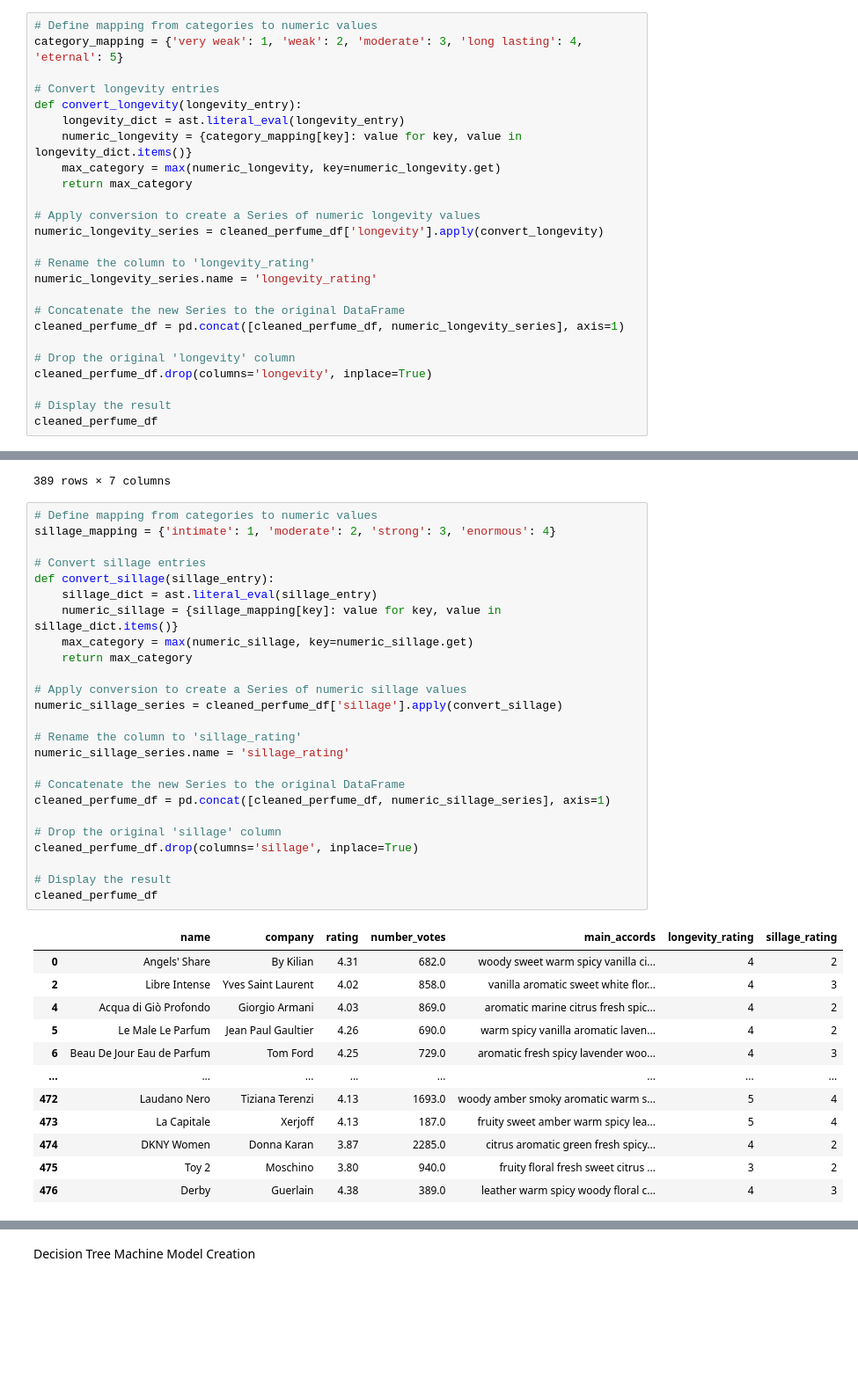
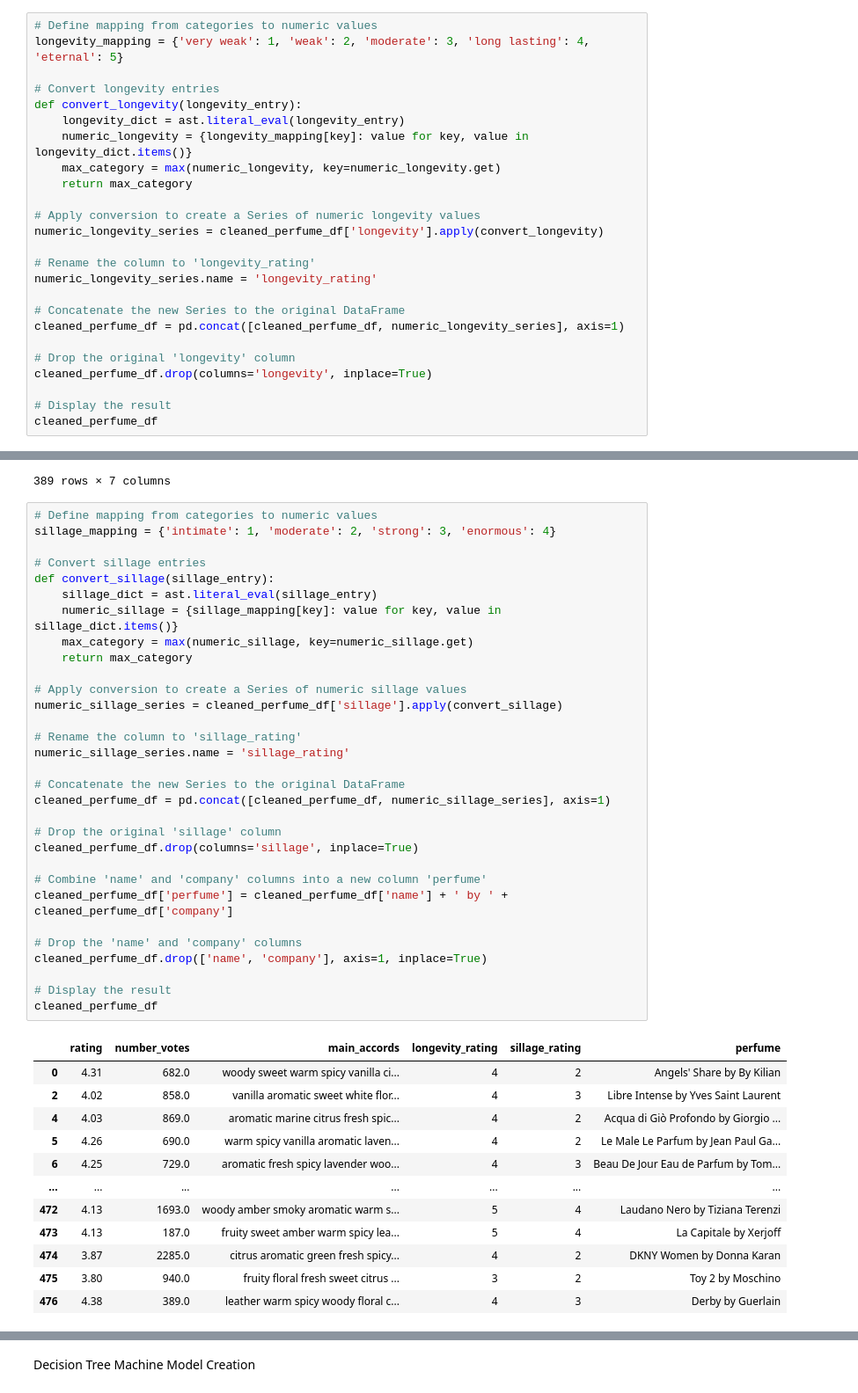
Before and after one commit to ThatCoryGirl/Project4-Perfume, a Jupyter notebook: MachineLearnTesting/Clean(er) Decision Tree.ipynb, the cells around one changed output, grey strips where cells are left out. Shown: that part at 88% size. Saved outputs shown, nothing was run; the diff lists cells and outputs as text; blank space fills up the shorter version.

```diff
--- a/MachineLearnTesting/Clean(er) Decision Tree.ipynb
+++ b/MachineLearnTesting/Clean(er) Decision Tree.ipynb
@@ -161,12 +161,12 @@ cleaned_perfume_df.head()
 | 6 | Beau De Jour Eau de Parfum | Tom Ford | 4.25 | 729.0 | aromatic fresh spicy lavender woo... | {'very weak': 30, 'weak': 19, 'mo... | {'intimate': 45, 'moderate': 190,... |
 # %%
 # Define mapping from categories to numeric values
-category_mapping = {'very weak': 1, 'weak': 2, 'moderate': 3, 'long lasting': 4, 'eternal': 5}
+longevity_mapping = {'very weak': 1, 'weak': 2, 'moderate': 3, 'long lasting': 4, 'eternal': 5}
 
 # Convert longevity entries
 def convert_longevity(longevity_entry):
     longevity_dict = ast.literal_eval(longevity_entry)
-    numeric_longevity = {category_mapping[key]: value for key, value in longevity_dict.items()}
+    numeric_longevity = {longevity_mapping[key]: value for key, value in longevity_dict.items()}
     max_category = max(numeric_longevity, key=numeric_longevity.get)
     return max_category
 
@@ -201,38 +201,44 @@ cleaned_perfume_df
 # %%
 # Define mapping from categories to numeric values
 sillage_mapping = {'intimate': 1, 'moderate': 2, 'strong': 3, 'enormous': 4}
 
 # Convert sillage entries
 def convert_sillage(sillage_entry):
     sillage_dict = ast.literal_eval(sillage_entry)
     numeric_sillage = {sillage_mapping[key]: value for key, value in sillage_dict.items()}
     max_category = max(numeric_sillage, key=numeric_sillage.get)
     return max_category
 
 # Apply conversion to create a Series of numeric sillage values
 numeric_sillage_series = cleaned_perfume_df['sillage'].apply(convert_sillage)
 
 # Rename the column to 'sillage_rating'
 numeric_sillage_series.name = 'sillage_rating'
 
 # Concatenate the new Series to the original DataFrame
 cleaned_perfume_df = pd.concat([cleaned_perfume_df, numeric_sillage_series], axis=1)
 
 # Drop the original 'sillage' column
 cleaned_perfume_df.drop(columns='sillage', inplace=True)
 
+# Combine 'name' and 'company' columns into a new column 'perfume'
+cleaned_perfume_df['perfume'] = cleaned_perfume_df['name'] + ' by ' + cleaned_perfume_df['company']
+
+# Drop the 'name' and 'company' columns
+cleaned_perfume_df.drop(['name', 'company'], axis=1, inplace=True)
+
 # Display the result
 cleaned_perfume_df
 # %% [output]
-|  | name | company | rating | number_votes | main_accords | longevity_rating | sillage_rating |
-| 0 | Angels' Share | By Kilian | 4.31 | 682.0 | woody sweet warm spicy vanilla ci... | 4 | 2 |
-| 2 | Libre Intense | Yves Saint Laurent | 4.02 | 858.0 | vanilla aromatic sweet white flor... | 4 | 3 |
-| 4 | Acqua di Giò Profondo | Giorgio Armani | 4.03 | 869.0 | aromatic marine citrus fresh spic... | 4 | 2 |
-| 5 | Le Male Le Parfum | Jean Paul Gaultier | 4.26 | 690.0 | warm spicy vanilla aromatic laven... | 4 | 2 |
-| 6 | Beau De Jour Eau de Parfum | Tom Ford | 4.25 | 729.0 | aromatic fresh spicy lavender woo... | 4 | 3 |
-| ... | ... | ... | ... | ... | ... | ... | ... |
-| 472 | Laudano Nero | Tiziana Terenzi | 4.13 | 1693.0 | woody amber smoky aromatic warm s... | 5 | 4 |
-| 473 | La Capitale | Xerjoff | 4.13 | 187.0 | fruity sweet amber warm spicy lea... | 5 | 4 |
-| 474 | DKNY Women | Donna Karan | 3.87 | 2285.0 | citrus aromatic green fresh spicy... | 4 | 2 |
-| 475 | Toy 2 | Moschino | 3.80 | 940.0 | fruity floral fresh sweet citrus ... | 3 | 2 |
-| 476 | Derby | Guerlain | 4.38 | 389.0 | leather warm spicy woody floral c... | 4 | 3 |
+|  | rating | number_votes | main_accords | longevity_rating | sillage_rating | perfume |
+| 0 | 4.31 | 682.0 | woody sweet warm spicy vanilla ci... | 4 | 2 | Angels' Share by By Kilian |
+| 2 | 4.02 | 858.0 | vanilla aromatic sweet white flor... | 4 | 3 | Libre Intense by Yves Saint Laurent |
+| 4 | 4.03 | 869.0 | aromatic marine citrus fresh spic... | 4 | 2 | Acqua di Giò Profondo by Giorgio ... |
+| 5 | 4.26 | 690.0 | warm spicy vanilla aromatic laven... | 4 | 2 | Le Male Le Parfum by Jean Paul Ga... |
+| 6 | 4.25 | 729.0 | aromatic fresh spicy lavender woo... | 4 | 3 | Beau De Jour Eau de Parfum by Tom... |
+| ... | ... | ... | ... | ... | ... | ... |
+| 472 | 4.13 | 1693.0 | woody amber smoky aromatic warm s... | 5 | 4 | Laudano Nero by Tiziana Terenzi |
+| 473 | 4.13 | 187.0 | fruity sweet amber warm spicy lea... | 5 | 4 | La Capitale by Xerjoff |
+| 474 | 3.87 | 2285.0 | citrus aromatic green fresh spicy... | 4 | 2 | DKNY Women by Donna Karan |
+| 475 | 3.80 | 940.0 | fruity floral fresh sweet citrus ... | 3 | 2 | Toy 2 by Moschino |
+| 476 | 4.38 | 389.0 | leather warm spicy woody floral c... | 4 | 3 | Derby by Guerlain |
```
Also changed, not shown: parts of 16 cells of this notebook.
